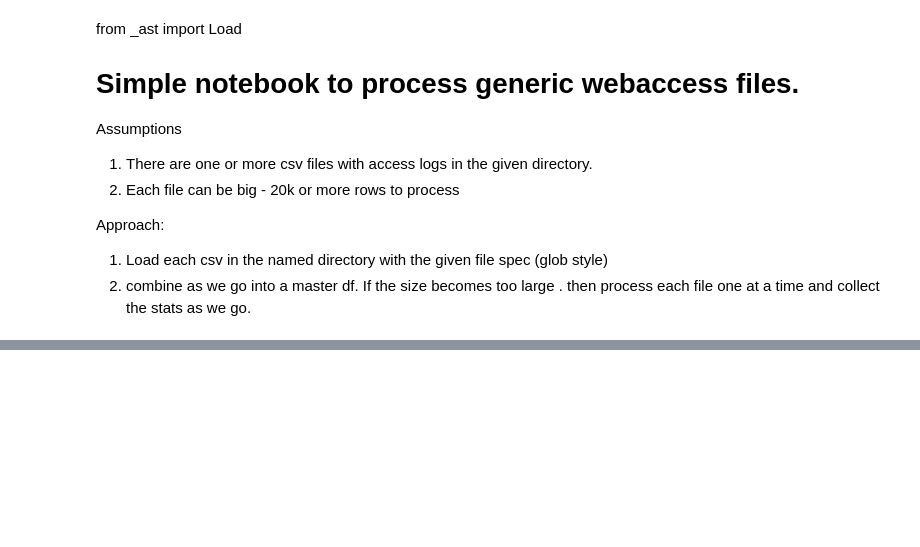
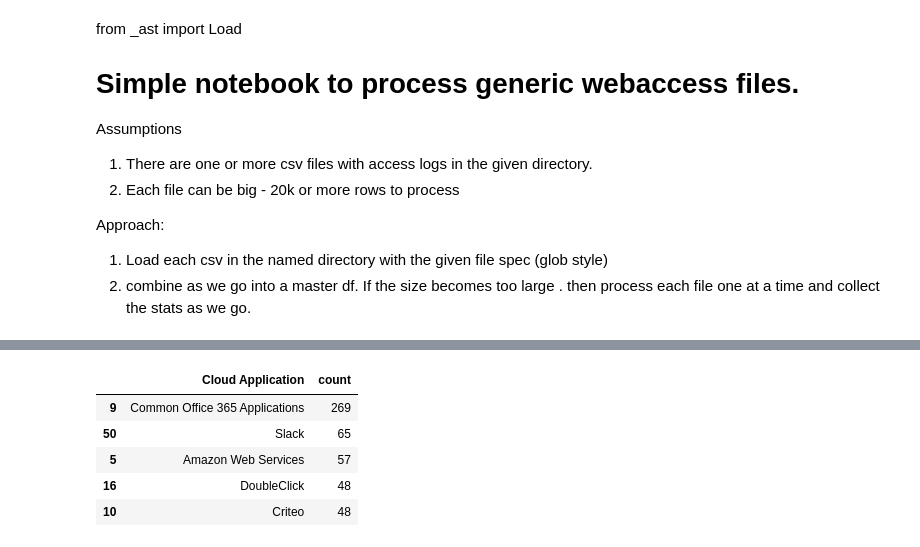
Before and after one commit to arappaport/juypter_skeleton, a Jupyter notebook: notebooks/process_webaccess.ipynb, the cells around one changed output, grey strips where cells are left out. Cells and saved outputs as stored; diff of their text form; code cells hidden in the pictures; blank space fills up the shorter version.

```diff
--- a/notebooks/process_webaccess.ipynb
+++ b/notebooks/process_webaccess.ipynb
@@ -89,0 +174,10 @@ df_url_count.head(10)
+# %%
+df_app = count_by('Cloud Application', df)
+df_app.head()
+# %% [output]
+|  | Cloud Application | count |
+| 9 | Common Office 365 Applications | 269 |
+| 50 | Slack | 65 |
+| 5 | Amazon Web Services | 57 |
+| 16 | DoubleClick | 48 |
+| 10 | Criteo | 48 |
```
Also changed, not shown: parts of 12 cells of this notebook.
